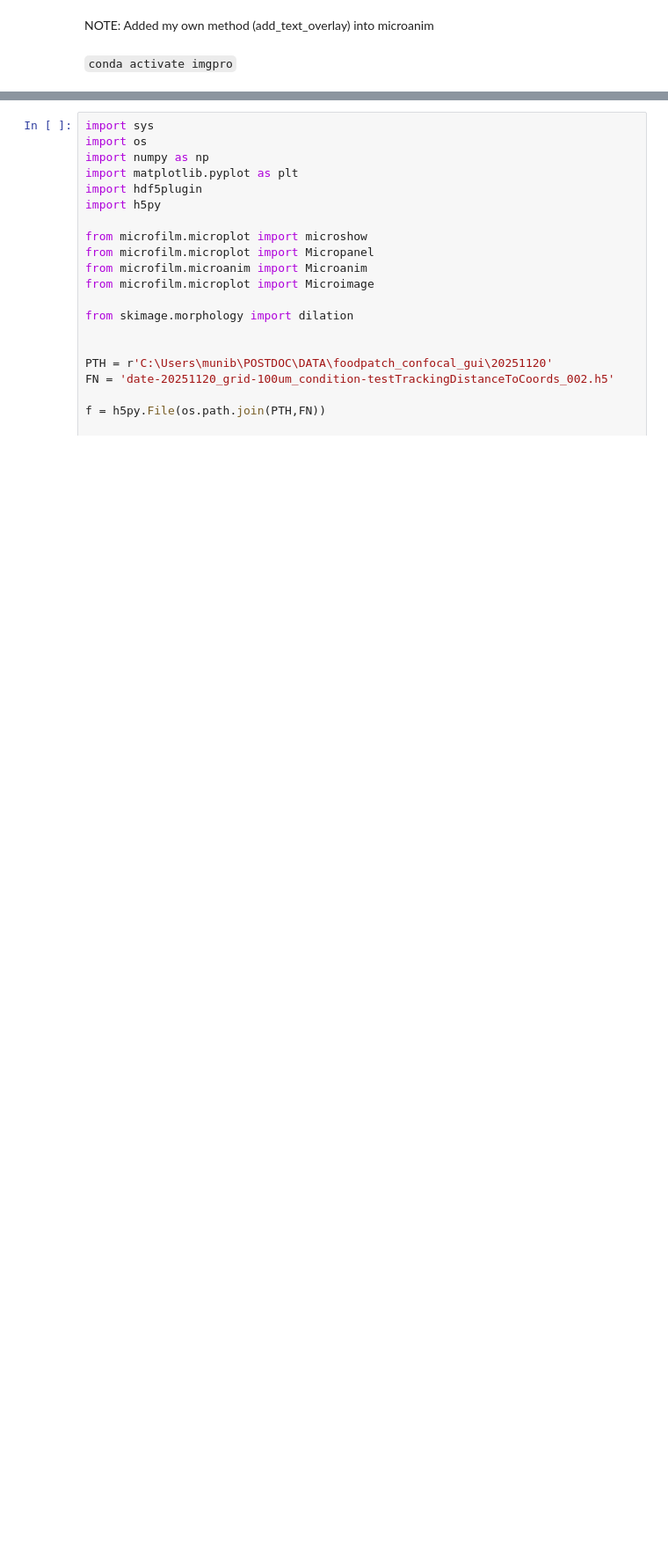
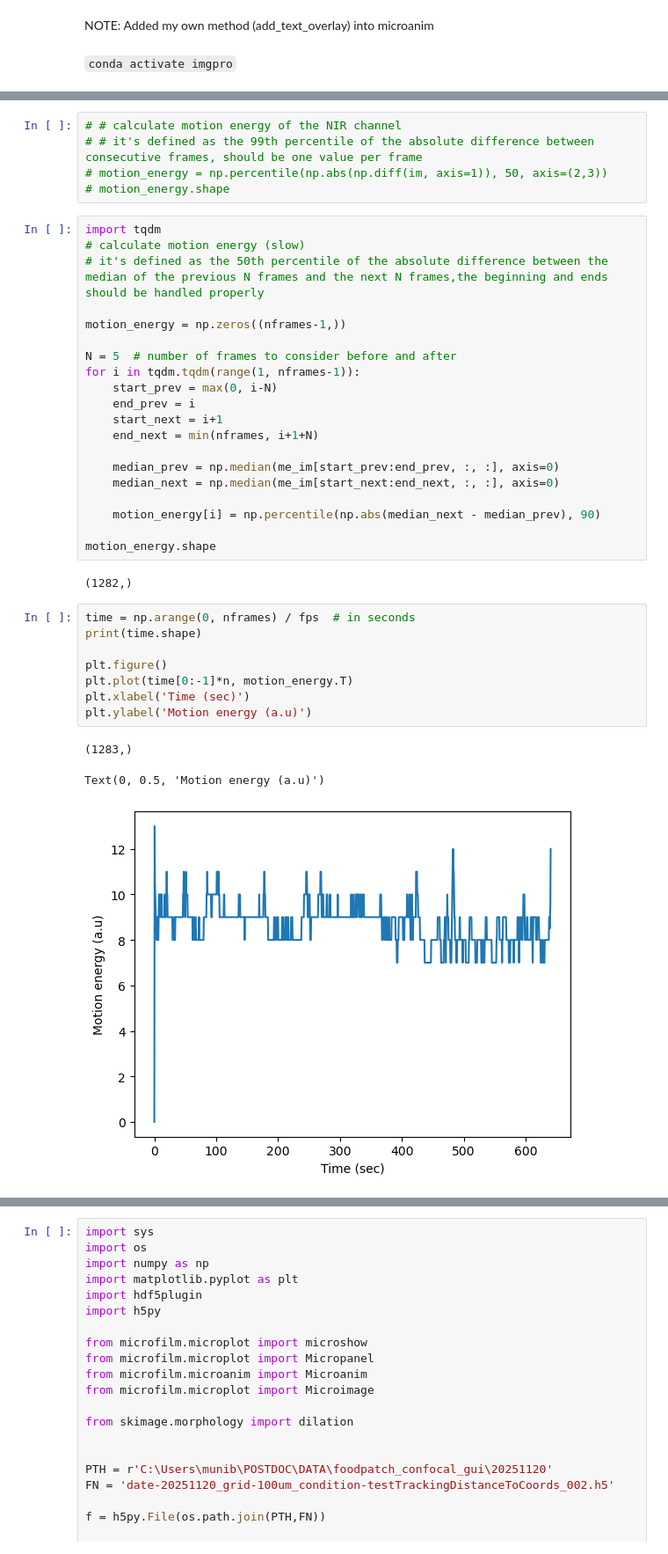
Before and after one commit to MunibH/g5ht-pipeline, a Jupyter notebook: view_h5_data.ipynb, the cells around one changed output, grey strips where cells are left out. Shown at 88% size. Saved outputs shown, nothing was run; the diff lists cells and outputs as text; blank space fills up the shorter version.

```diff
--- a/view_h5_data.ipynb
+++ b/view_h5_data.ipynb
@@ -4,0 +109,39 @@ NOTE: Added my own method (add_text_overlay) into microanim
+# %%
+# # calculate motion energy of the NIR channel
+# # it's defined as the 99th percentile of the absolute difference between consecutive frames, should be one value per frame
+# motion_energy = np.percentile(np.abs(np.diff(im, axis=1)), 50, axis=(2,3))
+# motion_energy.shape
+# %%
+import tqdm
+# calculate motion energy (slow)
+# it's defined as the 50th percentile of the absolute difference between the median of the previous N frames and the next N frames,the beginning and ends should be handled properly
+
+motion_energy = np.zeros((nframes-1,))
+
+N = 5  # number of frames to consider before and after
+for i in tqdm.tqdm(range(1, nframes-1)):
+    start_prev = max(0, i-N)
+    end_prev = i
+    start_next = i+1
+    end_next = min(nframes, i+1+N)
+
+    median_prev = np.median(me_im[start_prev:end_prev, :, :], axis=0)
+    median_next = np.median(me_im[start_next:end_next, :, :], axis=0)
+
+    motion_energy[i] = np.percentile(np.abs(median_next - median_prev), 90)
+
+motion_energy.shape
+# %% [output]
+(1282,)
+# %%
+time = np.arange(0, nframes) / fps  # in seconds
+print(time.shape)
+
+plt.figure()
+plt.plot(time[0:-1]*n, motion_energy.T)
+plt.xlabel('Time (sec)')
+plt.ylabel('Motion energy (a.u)')
+# %% [output]
+(1283,)
+Text(0, 0.5, 'Motion energy (a.u)')
+[figure, added]
```
Also changed, not shown: parts of 31 cells of this notebook, 7 other files.
